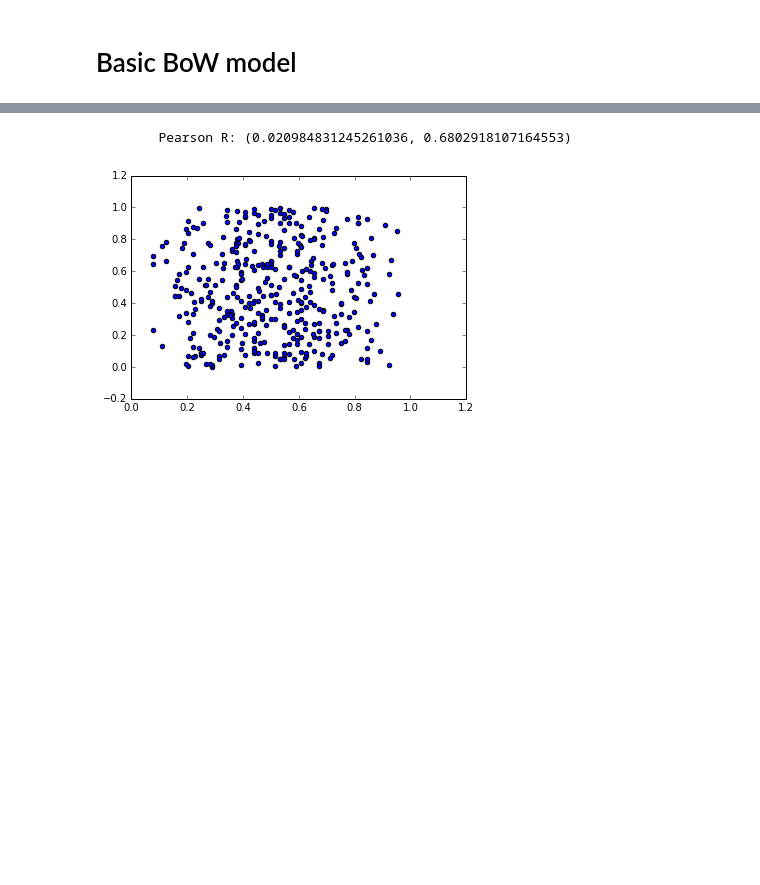
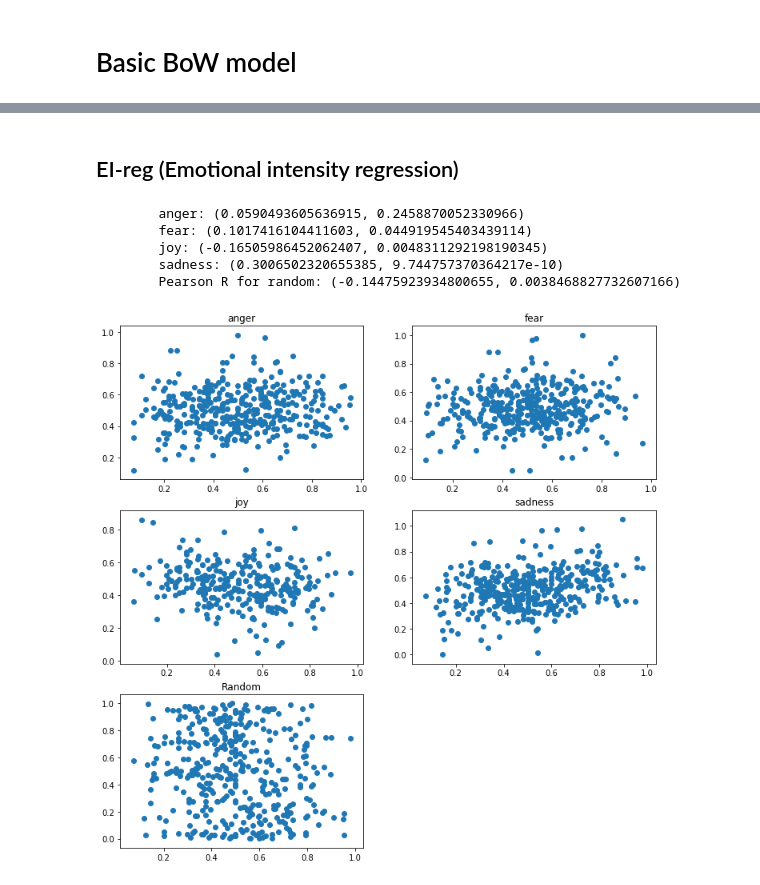
Before and after one commit to cizl/affect-detection, a Jupyter notebook: BoW.ipynb, the cells around one changed output, grey strips where cells are left out. Saved outputs shown, nothing was run; the diff lists cells and outputs as text; code cells hidden in the pictures; blank space fills up the shorter version.

```diff
--- a/BoW.ipynb
+++ b/BoW.ipynb
@@ -154,17 +107,2 @@ IndexError: tuple index out of range
-# %%
-from scipy.stats import pearsonr
-
-
-X_train, y_train = get_data('data/en/EI-reg-En-anger-train.txt')
-X_test, y_test = get_data('data/en/2018-EI-reg-En-anger-dev.txt')
-
-y_rand = np.array([np.random.uniform() for _ in range(y_test.shape[0])])
-
-print('\tPearson R:', pearsonr(y_test, y_rand))
-
-import matplotlib.pyplot as plt
-plt.scatter(y_test, y_rand)
-plt.show()
-# %% [output]
-        Pearson R: (0.020984831245261036, 0.6802918107164553)
-[figure, removed]
+# %% [markdown]
+## EI-reg (Emotional intensity regression)
@@ -170,0 +113,51 @@ plt.show()
+# %%
+y_rand = np.array([np.random.uniform(0, 1, y_test.shape[0])])
+
+# char ngrams work better than tfidf
+vectorizer = CountVectorizer(ngram_range=(1, 3), stop_words='english', analyzer='char', max_features=500)
+#vectorizer = TfidfVectorizer(stop_words='english', ngram_range=(1, 2), max_features=500)
+normalizer = Normalizer()
+reg = LinearRegression()
+
+estimators = [('vectorize', vectorizer), ('normalize', normalizer), ('clsf', reg)]
+# %%
+def train_EI_for_all_emotions():
+    pipes = {}
+    for e in emotions:
+        X_train, y_train, X_test, y_test = ei_reg_data(e)
+        pipe = Pipeline(memory=None, steps=estimators).fit(X_train, y_train)
+        pipe.fit(X_train, y_train)
+        pipes[e] = pipe
+
+    return pipes
+
+pipes = train_EI_for_all_emotions()
+# %%
+cnt = 1
+plt.figure(1, figsize(12,12))
+for e in emotions:
+    X_train, y_train, X_test, y_test = ei_reg_data(e)
+    pred = pipes[e].predict(X_test)
+    print('\t{}: {}'.format(e, pearsonr(y_test, pred)))
+    subplot(3, 2, cnt)
+    plt.title(e)
+    plt.scatter(y_test, pred)
+
+    cnt += 1
+
+import time; time.sleep(1)
+y_rand = np.random.uniform(size=y_test.shape[0])
+random_pearson = pearsonr(y_test, y_rand)
+print('\tPearson R for random:', pearsonr(y_test, y_rand))
+subplot(3, 2, cnt)
+plt.title('Random')
+plt.scatter(y_test, y_rand)
+
+plt.show()
+# %% [output]
+        anger: (0.0590493605636915, 0.2458870052330966)
+        fear: (0.1017416104411603, 0.044919545403439114)
+        joy: (-0.16505986452062407, 0.0048311292198190345)
+        sadness: (0.3006502320655385, 9.744757370364217e-10)
+        Pearson R for random: (-0.14475923934800655, 0.0038468827732607166)
+[figure, added]
```
Also changed, not shown: parts of 15 cells of this notebook.
